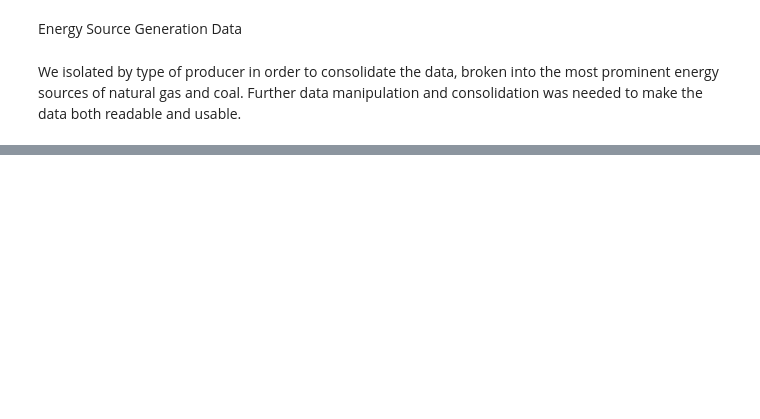
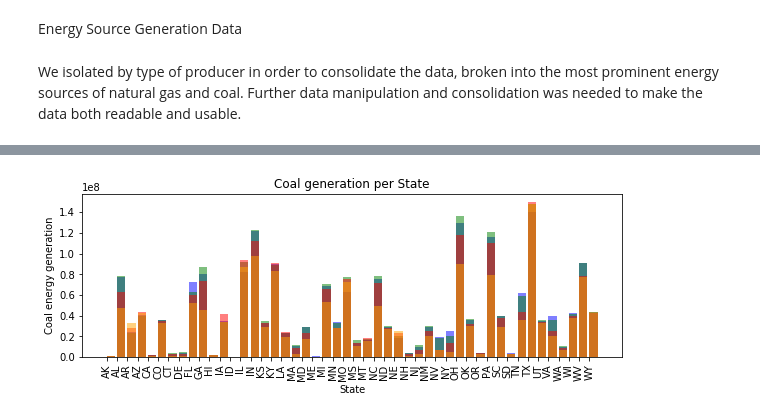
Before and after one commit to atjhsieh/Project-1, a Jupyter notebook: BeautifulDraft.ipynb, the cells around one changed output, grey strips where cells are left out. Drawn from its saved outputs; the diff is of its cells as text; code cells hidden in the pictures; blank space fills up the shorter version.

```diff
--- a/BeautifulDraft.ipynb
+++ b/BeautifulDraft.ipynb
@@ -543,0 +442,24 @@ for state in statelist:
+# %%
+#Make a bar plot to show the same thing
+x_axis = Coal_2000_js["STATE"]
+
+tick_locations = [value for value in x_axis]
+
+plt.figure(figsize=(20,3))
+plt.bar(x_axis, Coal_2000_js['GENERATION (Megawatthours)']
+, color="blue", alpha=0.5, align="edge")
+plt.bar(x_axis, Coal_2005_js['GENERATION (Megawatthours)']
+, color="green", alpha=0.5, align="edge")
+plt.bar(x_axis, Coal_2010_js['GENERATION (Megawatthours)']
+, color="red", alpha=0.5, align="edge")
+plt.bar(x_axis, Coal_2014_js['GENERATION (Megawatthours)']
+, color="orange", alpha=0.5, align="edge")
+plt.xticks(tick_locations, Coal_2000_js["STATE"]
+, rotation="vertical")
+
+plt.title("Coal generation per State")
+plt.xlabel("State")
+plt.ylabel("Coal energy generation")
+plt.subplots_adjust(right=.5)
+# %% [output]
+[figure, added]
```
Also changed, not shown: parts of 18 cells of this notebook.
